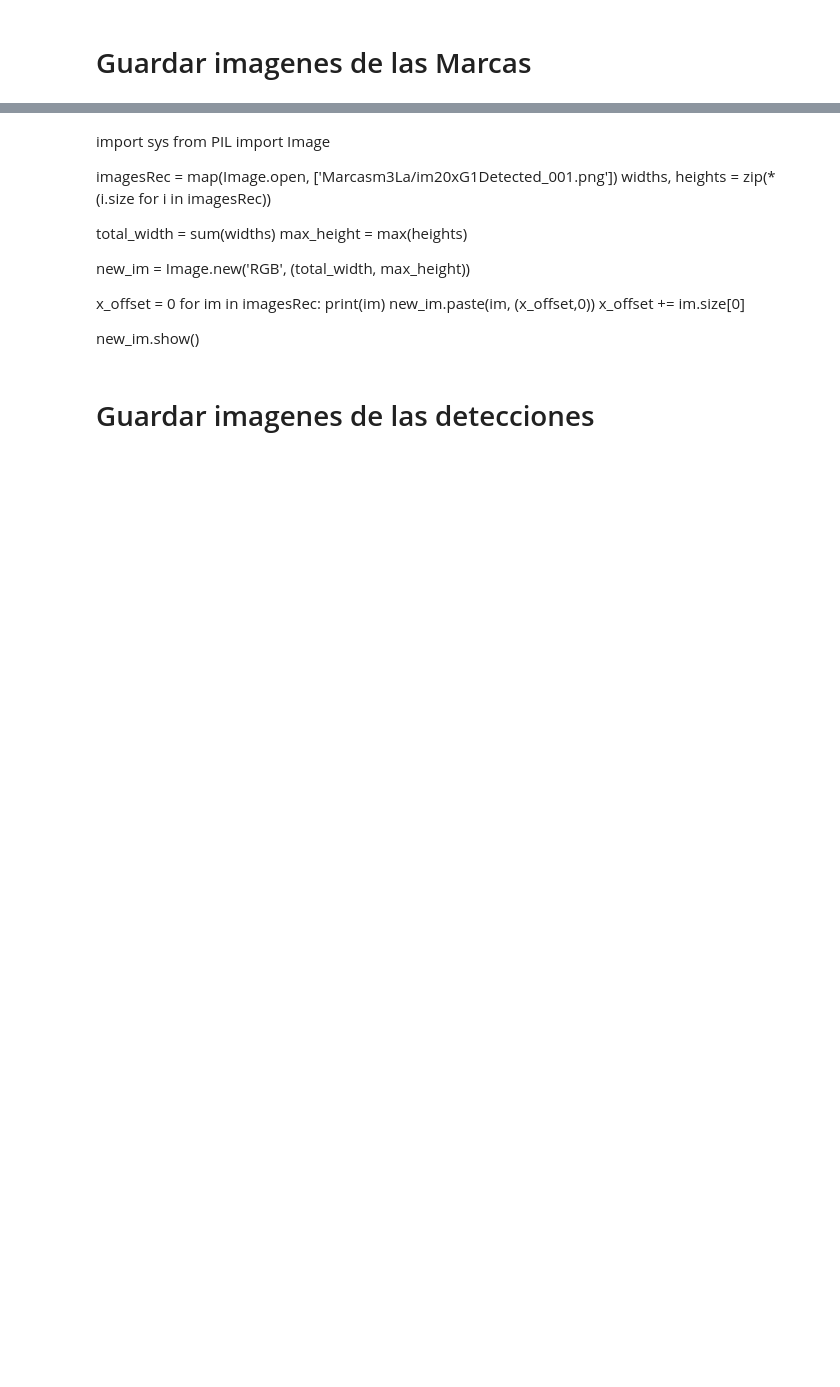
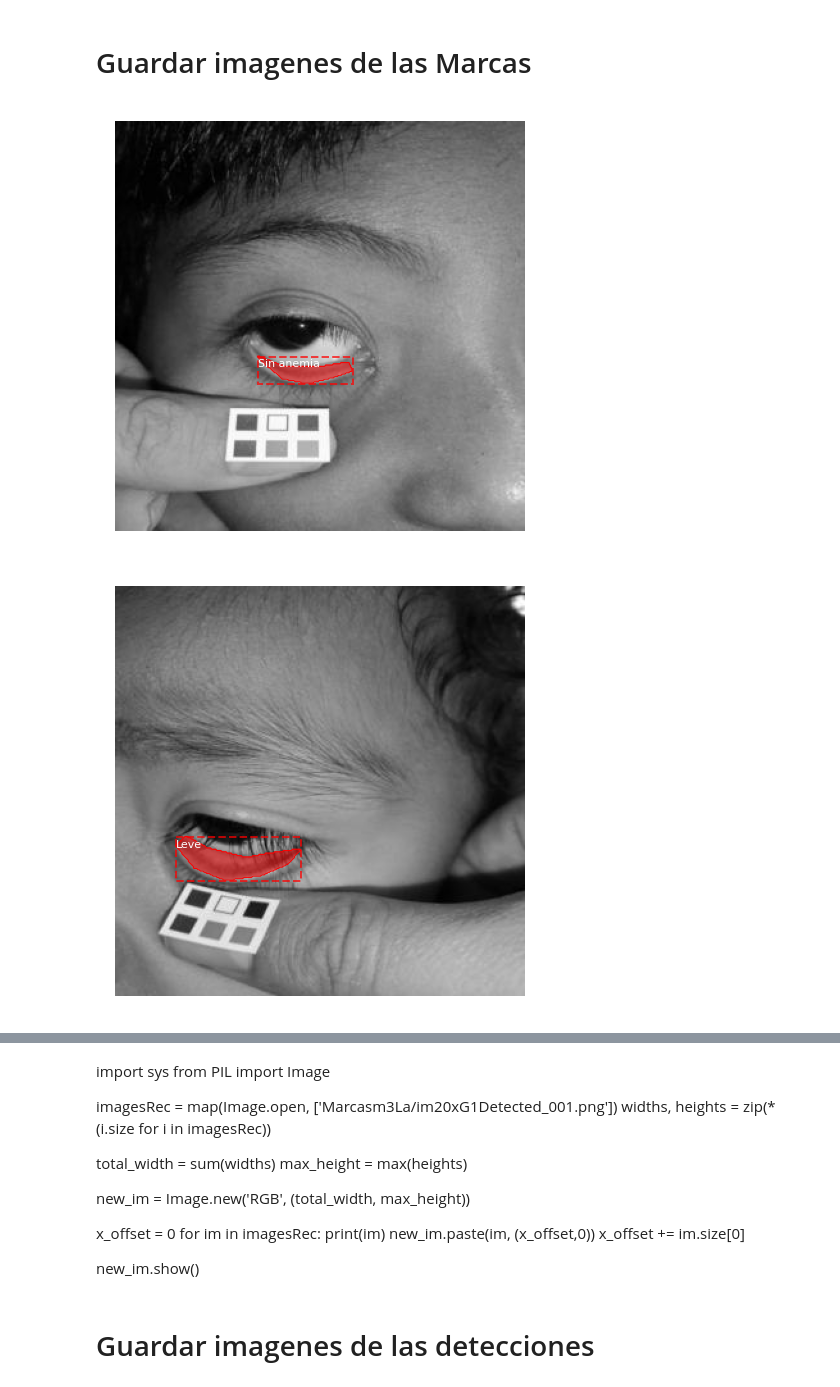
Before and after one commit to Maytsukirp/dsp, a Jupyter notebook: Mask_R_CNN.ipynb, the cells around one changed output, grey strips where cells are left out. Drawn from its saved outputs; the diff is of its cells as text; code cells hidden in the pictures; blank space fills up the shorter version.

```diff
--- a/Mask_R_CNN.ipynb
+++ b/Mask_R_CNN.ipynb
@@ -512,7 +470,7 @@ Epoch 3/4
 # pasar una expresión regular para seleccionar qué capas
 # entrenar por patrón de nombre.
 
-model.train(dataset_train, dataset_val,
+clf=model.train(dataset_train, dataset_val,
             learning_rate=config.LEARNING_RATE / 10,
-            epochs=4,
+            epochs=1,
             layers="all")
@@ -552,7 +533,7 @@ model = modellib.MaskRCNN(mode="inference",
 # model_path = os.path.join (ROOT_DIR, ".h5 nombre de archivo aquí")
 #model_path = model.find_last ()
 
-model_path = os.path.join(MODEL_DIR, "mask_rcnn_anemia.h5")
+model_path = os.path.join(MODEL_DIR, "mask_rcnn_anemia4.h5")
 
 # Load trained weights- CARGAR PESOS ENTRENADOS
 print("Loading weights from ", model_path)
@@ -587,7 +585,7 @@ visualize.display_instances(original_image, r['rois'], r['masks'], r['class_ids'
 #EVALUACION
 # Compute VOC-Style mAP @ IoU=0.5
 # Running on 10 images. Increase for better accuracy.
-image_ids = np.random.choice(dataset_val.image_ids, 120)
+image_ids = np.random.choice(dataset_val.image_ids, 8)##se remplazó 120 por 8
 APs = []
 for image_id in image_ids:
     # Load image and ground truth data-
@@ -687,7 +703,7 @@ def save_image(image, image_name, boxes, masks, class_ids, scores, class_names,
     masked_image = Image.fromarray(masked_image)
 
     if mode == 3:
-        area = (0, 0, 320, 180)
+        area = (0, 0, 340, 340)
         cropped_img = masked_image.crop(area)
         cropped_img.save(os.path.join(save_dir, '%s.png' % (image_name)))
         return
@@ -707,10 +723,10 @@ def save_image(image, image_name, boxes, masks, class_ids, scores, class_names,
 
         # Label
         if export_options=="printLabel1":
-            font = ImageFont.truetype('arial.ttf', 15)
+            font = ImageFont.truetype('arial.ttf', 22)
             draw.text((x1, y1), "%s %f" % (label, score), (255, 255, 255), font)
 
-    area = (0, 0, 320, 180)
+    area = (0, 0, 340, 340)
     cropped_img = masked_image.crop(area)
     cropped_img.save(os.path.join(save_dir, '%s.png' % (image_name)))
 def random_colors(N):
@@ -736,31 +752,34 @@ def apply_mask(image, mask, color, alpha=0.7):#def apply_mask(image, mask, color
  # Guardar imagenes de las Marcas
 # %%
 
-for exportCount in range(35):#35
+for exportCount in range(8):#35
     image_id =exportCount;
     original_image, image_meta, gt_class_id, gt_bbox, gt_mask =\
         modellib.load_image_gt(dataset_val, inference_config,
                                image_id, use_mini_mask=False);
 
     #log("original_image", original_image);
     #log("image_meta", image_meta);
     #log("gt_class_id", gt_class_id);
     #log("gt_bbox", gt_bbox);
     #log("gt_mask", gt_mask);
 
 
     visualize.display_instances(original_image, gt_bbox, gt_mask, gt_class_id,
                                 dataset_val.class_names, figsize=(8, 8))
 
     filenamexport1='im20xG1MarkedBN_'+str(exportCount+1).zfill(3)
     save_image(original_image, filenamexport1, gt_bbox, gt_mask, gt_class_id, gt_class_id, dataset_val.class_names,filter_classs_names=None,
                    scores_thresh=0.1, save_dir=None, mode=3,export_options="printLabel1")
 
     results = model.detect([original_image], verbose=0);
     r = results[0];
     #visualize.display_instances(original_image, r['rois'], r['masks'], r['class_ids'],
     #                        dataset_val.class_names, r['scores'], ax=get_ax())
 
     filenamexport2='im20xG1DetectedBN_'+str(exportCount+1).zfill(3)
     save_image(original_image, filenamexport2, r['rois'], r['masks'], r["class_ids"], r["scores"], dataset_val.class_names,filter_classs_names=None,
                    scores_thresh=0.1, save_dir=None, mode=3,export_options="printLabel1")
+# %% [output]
+[figure, added]
+[figure, added]
```
Also changed, not shown: parts of 35 cells of this notebook.
